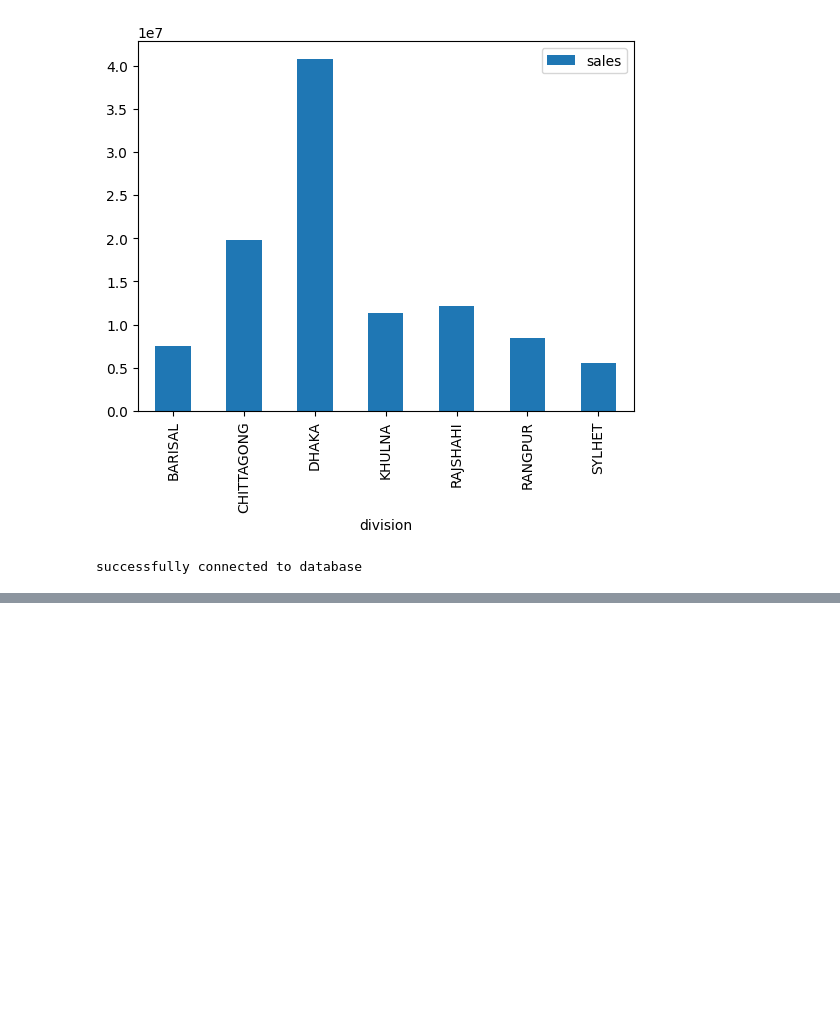
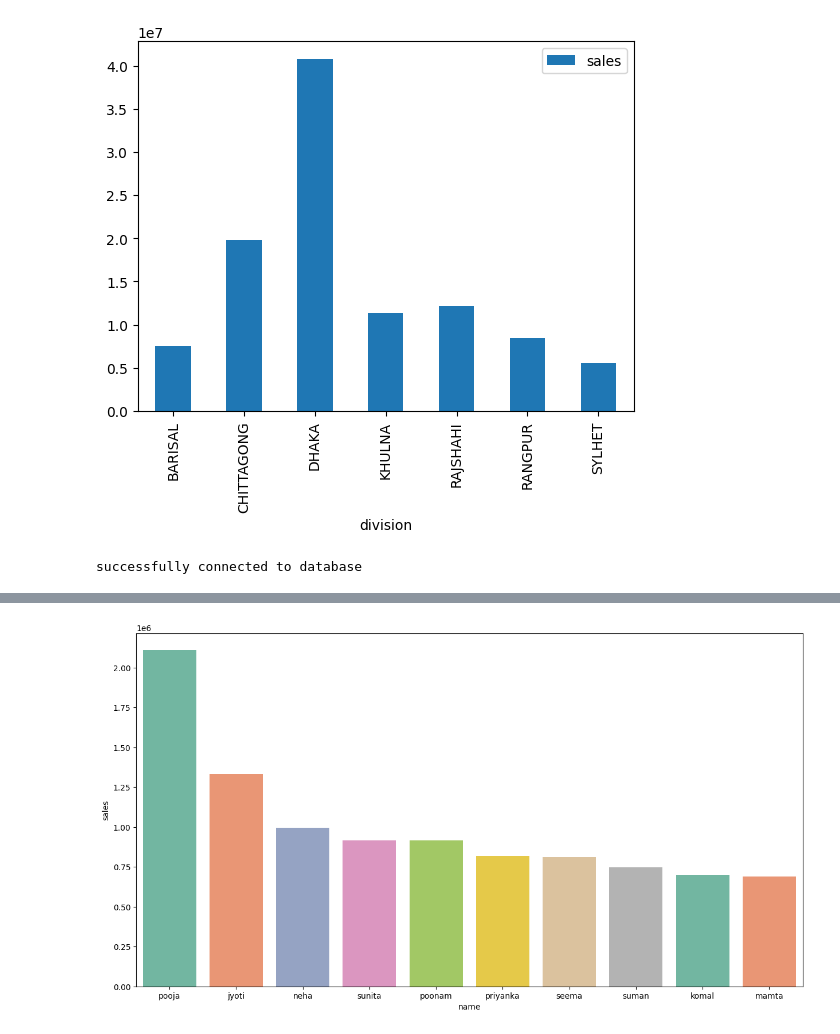
Before and after one commit to esrdlab-vinternship/HDA-Buet-vtraining-23, a Jupyter notebook: notebook/analytics/Olap.ipynb, the cells around one changed output, grey strips where cells are left out. Cells and saved outputs as stored; diff of their text form; code cells hidden in the pictures; blank space fills up the shorter version.

```diff
--- a/notebook/analytics/Olap.ipynb
+++ b/notebook/analytics/Olap.ipynb
@@ -184,0 +433,14 @@ records
+# %%
+con = PostgresConnection().getConnection()
+cur = con.cursor()
+select_stmt = "SELECT s.name, SUM(t.total_price) " \
+              "FROM ecomdb_star_schema.fact_table t " \
+              "JOIN ecomdb_star_schema.customer_dim s on s.customer_key=t.customer_key " \
+                "GROUP BY CUBE(s.name) " \
+                "ORDER BY s.name "
+cur.execute(select_stmt)
+records = cur.fetchall()
+
+
+
+records
@@ -184,0 +466,4 @@ records
+# %%
+df_q2 = pd.DataFrame(list(records), columns=['name', 'sales'])
+df_q2=df_q2.dropna()
+df_q2
@@ -184,0 +505,3 @@ records
+# %%
+df_q2.sort_values(by=["sales"], inplace=True, ascending=False)
+df_q2
@@ -184,0 +522,3 @@ records
+# %%
+df_q2=df_q2[0:10]
+df_q2
@@ -184,0 +537,7 @@ records
+# %%
+f=plt.figure()
+f.set_figwidth(15)
+f.set_figheight(8)
+plots=sns.barplot(x=df_q2['name'], y =df_q2['sales'],palette="Set2" )
+# %% [output]
+[figure, added]
```
Also changed, not shown: parts of 85 cells of this notebook, 1 other file.
